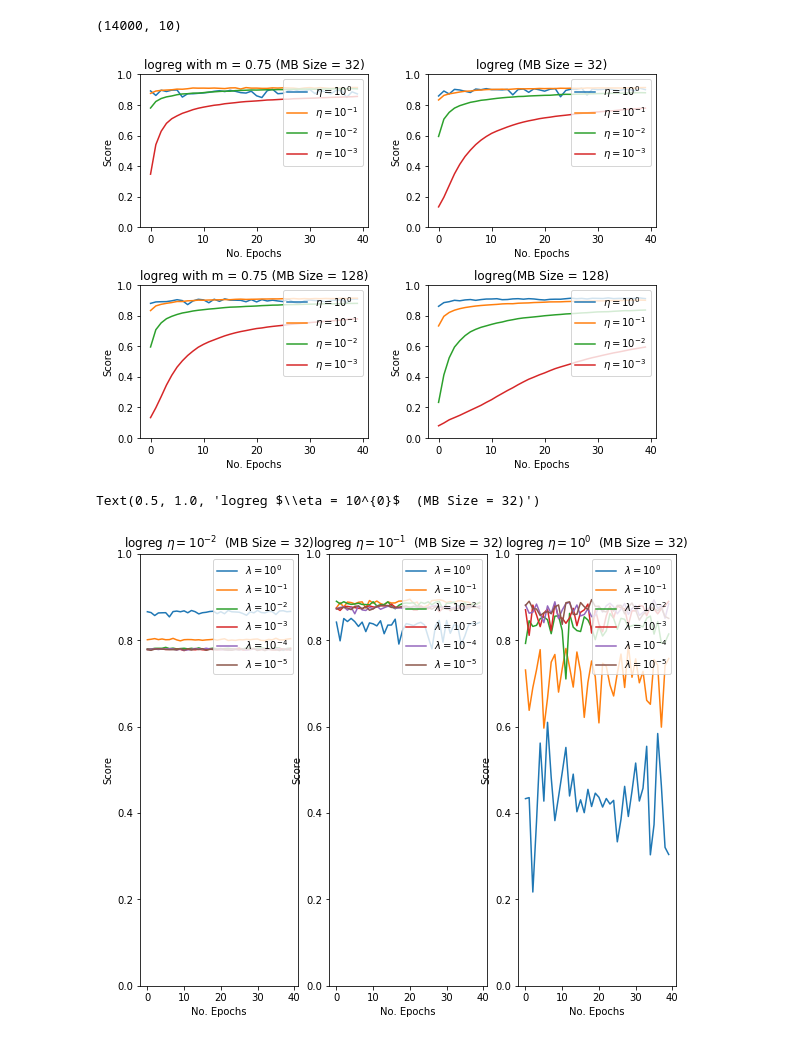
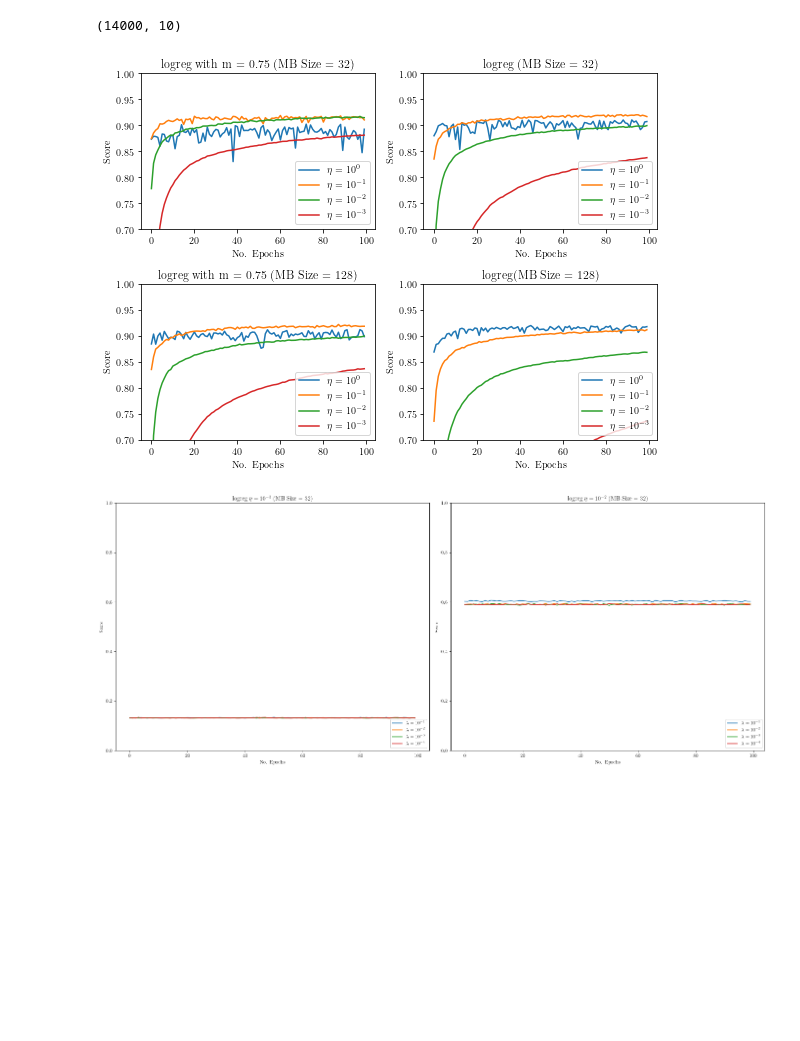
Before and after one commit to nicholaskarlsen/FYS-STK4155, a Jupyter notebook: project_2/notebooks/Logreg.ipynb, the cells around one changed output. Saved outputs shown, nothing was run; the diff lists cells and outputs as text; code cells hidden in the pictures; blank space fills up the shorter version.

Commit message:
Finalized logreg testbook. Figures for report completed

```diff
--- a/project_2/notebooks/Logreg.ipynb
+++ b/project_2/notebooks/Logreg.ipynb
@@ -10,6 +10,7 @@ import sys
 
 sys.path.insert(0, "../src/")
 sys.path.insert(0, "../../project_1/src")
+FIGPATH = "../figs/"
 from NeuralNetwork import *
 from CostFunctions import *
 from ActivationFunctions import *
@@ -19,6 +20,8 @@ from FrankeFunction import *
 from linear_regression import *
 from stat_tools import *
 from logreg import *
+from utils import plot_settings
+plot_settings()
 # %%
 X, y = fetch_openml('mnist_784', version=1, return_X_y=True)
 print("X shape = ", X.shape)
@@ -114,8 +119,10 @@ for k in range(len(MB_num)):
 
             logreg_score[k, i, j] = score
 # %%
+#logreg with momentum
+
 learning_rate = np.logspace(-3, 0, 4)
-tot_epochs = 40
+tot_epochs = 100
 epochs_per_itter = 1
 num_itter = int(tot_epochs / epochs_per_itter)
 momentum = 0.75
@@ -164,7 +171,7 @@ for k in range(len(MB_num)):
             logreg_score_momentum[k, i, j] = score
 # %%
 FIGSIZE = (4, 3)
-YLIMS = [0, 1]
+YLIMS = [0.7, 1]
 
 plt.figure(figsize=FIGSIZE * np.array([2, 2]))
 plt.subplot(221)
@@ -173,7 +180,7 @@ for i in range(len(learning_rate)-1, -1, -1):
 plt.xlabel("No. Epochs")
 plt.ylabel("Score")
 plt.ylim(YLIMS)
-plt.legend(loc="upper right")
+plt.legend(loc="lower right")
 plt.title(f"logreg with m = {momentum} (MB Size = {32})")
 
 plt.subplot(222)
@@ -182,7 +189,7 @@ for i in range(len(learning_rate)-1, -1, -1):
 plt.xlabel("No. Epochs")
 plt.ylabel("Score")
 plt.ylim(YLIMS)
-plt.legend(loc="upper right")
+plt.legend(loc="lower right")
 plt.title(f"logreg (MB Size = {32})")
 
 
@@ -192,7 +199,7 @@ for i in range(len(learning_rate)-1, -1, -1):
 plt.xlabel("No. Epochs")
 plt.ylabel("Score")
 plt.ylim(YLIMS)
-plt.legend(loc="upper right")
+plt.legend(loc="lower right")
 plt.title(f"logreg with m = {momentum} (MB Size = {128})")
 
 plt.subplot(224)
@@ -201,21 +208,26 @@ for i in range(len(learning_rate)-1, -1, -1):
 plt.xlabel("No. Epochs")
 plt.ylabel("Score")
 plt.ylim(YLIMS)
-fig_leg = plt.legend(loc="upper right")
+fig_leg = plt.legend(loc="lower right")
 plt.title(f"logreg(MB Size = {128})")
 
 
 plt.tight_layout()
+
+plt.savefig(FIGPATH+"logreg_learning_rate.pdf")
 # %% [output]
-[figure, old version]
+[figure, new version]
 # %%
-learning_rate = np.logspace(-2, 0, 3)
-penalties = np.logspace(-5, 0, 6)
-tot_epochs = 40
+#logreg with regularization and momentum
+
+learning_rate = np.logspace(-3, -1, 3)
+penalties = np.logspace(-4, -1, 4)
+tot_epochs = 100
 epochs_per_itter = 1
 num_itter = int(tot_epochs / epochs_per_itter)
-momentum = 0.75
-
+momentum = 0.0 # Turn momentum to 0 to observe the regularization absolutely killing the learning.
+               # Use momentum = 0.75 to get stable results close to optimal. Still semms to kill the learning, but
+               # Not much learning left to do anyway.
 N = X_train.shape[0]
 MB_num = int(N / 32)
 logreg_score_penalties = np.zeros([len(penalties), len(learning_rate), num_itter])
@@ -261,43 +273,45 @@ for k in range(len(penalties)):
 
             logreg_score_penalties[k, i, j] = score
 # %%
-FIGSIZE = (4, 3)
-YLIMS = [0, 1]
+FIGSIZE = (8, 3)
+YLIMS = [0.0, 1]
 
 
-plt.figure(figsize=FIGSIZE * np.array([3/1.25, 2.65]))
-plt.subplot(131)
+plt.figure(figsize=FIGSIZE)
+plt.subplot(121)
 j = 0
 for i in range(len(penalties)-1, -1, -1):
     plt.plot(logreg_score_penalties[i, j, :], label="$\lambda = 10^{%i}$" % int(np.log10(penalties[i])))
 plt.xlabel("No. Epochs")
 plt.ylabel("Score")
 plt.ylim(YLIMS)
-plt.legend(loc="upper right")
+plt.legend(loc="lower right")
 plt.title("logreg $\eta = 10^{%i}$  (MB Size = 32)" % int(np.log10(learning_rate[j])))
 
-plt.subplot(132)
+plt.subplot(122)
 j = 1
 for i in range(len(penalties)-1, -1, -1):
     plt.plot(logreg_score_penalties[i, j, :], label="$\lambda = 10^{%i}$" % int(np.log10(penalties[i])))
 plt.xlabel("No. Epochs")
 plt.ylabel("Score")
 plt.ylim(YLIMS)
-plt.legend(loc="upper right")
+plt.legend(loc="lower right")
 plt.title("logreg $\eta = 10^{%i}$  (MB Size = 32)" % int(np.log10(learning_rate[j])))
 
-plt.subplot(133)
-j = 2
-for i in range(len(penalties)-1, -1, -1):
-    plt.plot(logreg_score_penalties[i, j, :], label="$\lambda = 10^{%i}$" % int(np.log10(penalties[i])))
-plt.xlabel("No. Epochs")
-plt.ylabel("Score")
-plt.ylim(YLIMS)
-plt.legend(loc="upper right")
-plt.title("logreg $\eta = 10^{%i}$  (MB Size = 32)" % int(np.log10(learning_rate[j])))
+# plt.subplot(133)
+# j = 2
+# for i in range(len(penalties)-1, -1, -1):
+#     plt.plot(logreg_score_penalties[i, j, :], label="$\lambda = 10^{%i}$" % int(np.log10(penalties[i])))
+# plt.xlabel("No. Epochs")
+# plt.ylabel("Score")
+# plt.ylim(YLIMS)
+# plt.legend(loc="lower right")
+# plt.title("logreg $\eta = 10^{%i}$  (MB Size = 32)" % int(np.log10(learning_rate[j])))
+
+plt.tight_layout()
+plt.savefig(FIGPATH+"logreg_regularization.pdf")
 # %% [output]
-Text(0.5, 1.0, 'logreg $\\eta = 10^{0}$  (MB Size = 32)')
-[figure, old version]
+[figure, new version]
 # %%
 #Skeleton for logreg use:
 np.random.seed(2020)
```
Also changed, not shown: parts of 8 cells of this notebook, 2 other files.
